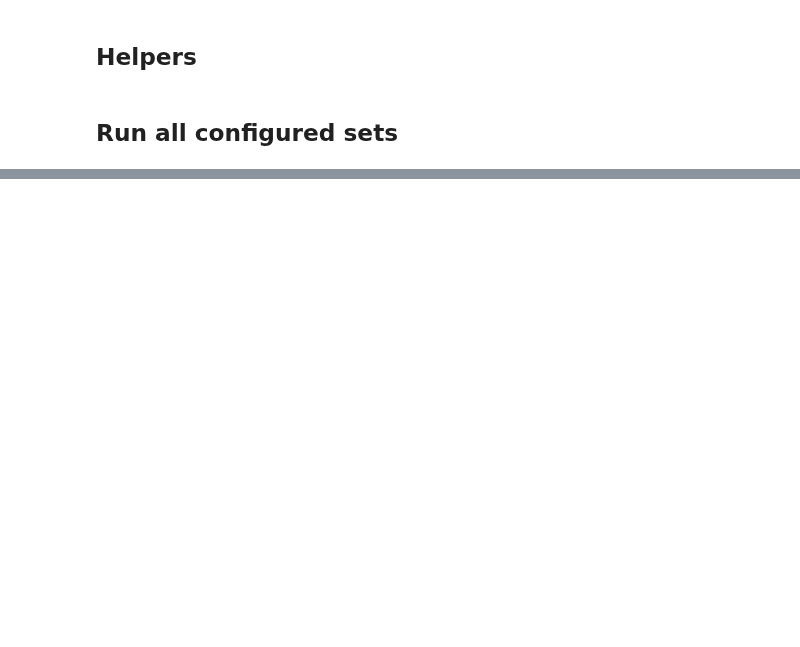
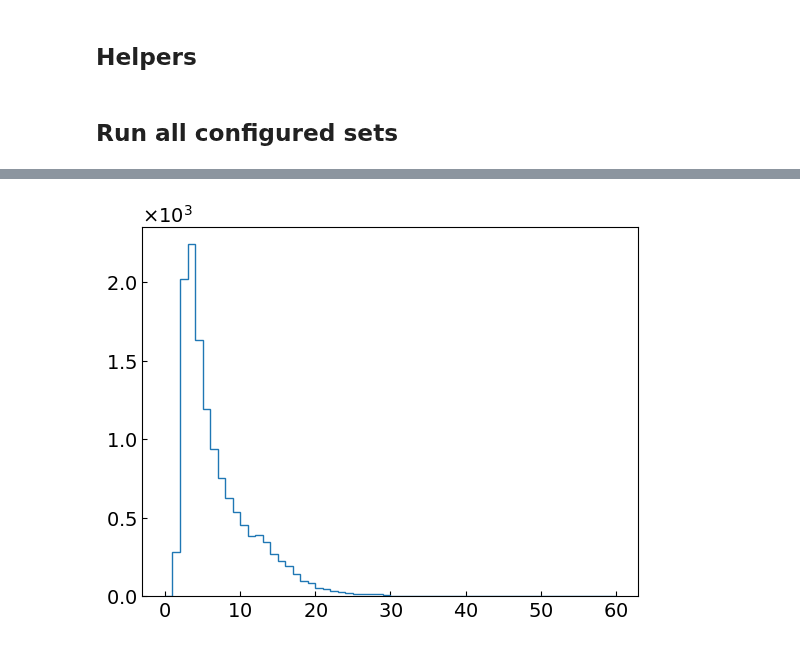
Before and after one commit to wjdanswjddl/cafpyana, a Jupyter notebook: analysis_village/numucc_1p0pi/notebooks/selected_xsec_overlay.ipynb, the cells around one changed output, grey strips where cells are left out. Cells and saved outputs as stored; diff of their text form; code cells hidden in the pictures; blank space fills up the shorter version.

```diff
--- a/analysis_village/numucc_1p0pi/notebooks/selected_xsec_overlay.ipynb
+++ b/analysis_village/numucc_1p0pi/notebooks/selected_xsec_overlay.ipynb
@@ -183,0 +329,7 @@ print('\nDone in', datetime.now() - t0)
+# %%
+var = chimu_avg
+bins = np.linspace(0, 60, 61)
+plt.hist(var, bins=bins, histtype='step')
+plt.show()
+# %% [output]
+[figure, added]
```
Also changed, not shown: parts of 11 cells of this notebook, 3 other files.
